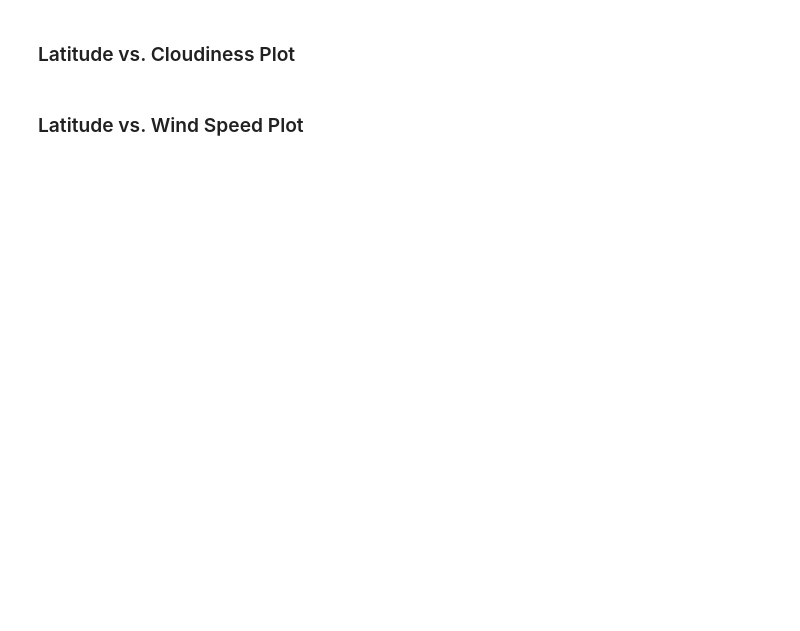
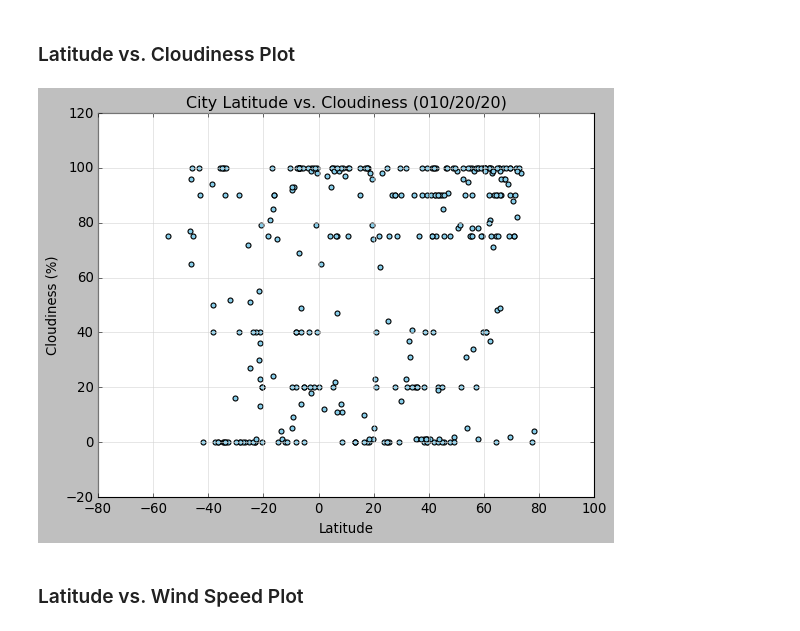
Before and after one commit to atemkuh/python-api-challenge, a Jupyter notebook: WeatherPy/WeatherPy.ipynb, the cells around one changed output. Saved outputs shown, nothing was run; the diff lists cells and outputs as text; code cells hidden in the pictures; blank space fills up the shorter version.

```diff
--- a/WeatherPy/WeatherPy.ipynb
+++ b/WeatherPy/WeatherPy.ipynb
@@ -175,4 +220,14 @@ dtype: int64
 # %% [markdown]
 ### Latitude vs. Cloudiness Plot
+# %%
+plt.scatter(weather_dataframe["Lat"],weather_dataframe["Cloudiness"],edgecolors="black",facecolors="skyblue")
+plt.title("City Latitude vs. Cloudiness (010/20/20)")
+plt.xlabel("Latitude")
+plt.ylabel("Cloudiness (%)")
+plt.grid (b=True,which="major",axis="both",linestyle="-",color="lightgray")
+plt.savefig("Fig3.png")
+plt.show()
+# %% [output]
+[figure, added]
 # %% [markdown]
 ### Latitude vs. Wind Speed Plot
```
Also changed, not shown: parts of 20 cells of this notebook, 19 other files.
